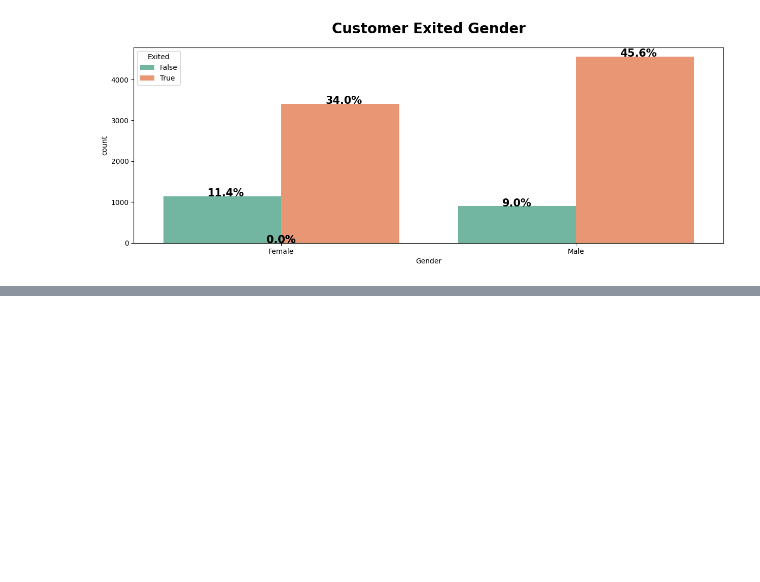
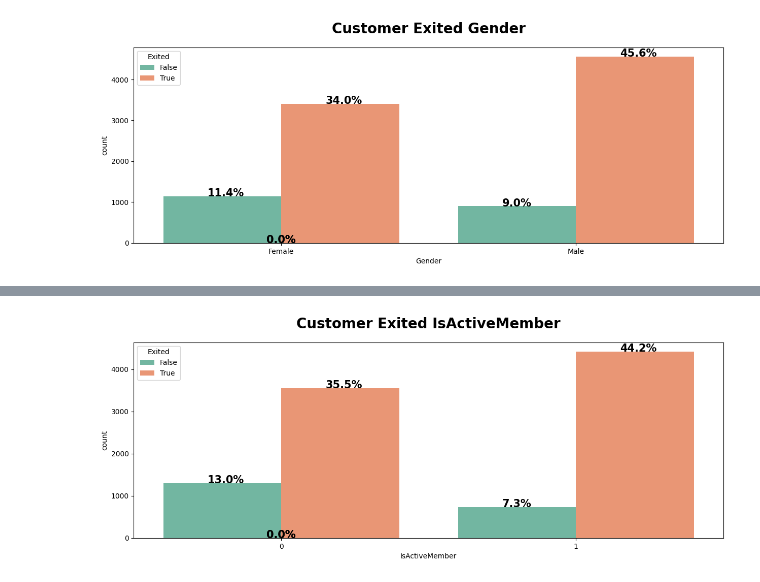
Before and after one commit to Farazmghm/Portfolio, a Jupyter notebook: bank_churn_analysis_and_Prediction.ipynb, the cells around one changed output, grey strips where cells are left out. Saved outputs shown, nothing was run; the diff lists cells and outputs as text; code cells hidden in the pictures; blank space fills up the shorter version.

```diff
--- a/bank_churn_analysis_and_Prediction.ipynb
+++ b/bank_churn_analysis_and_Prediction.ipynb
@@ -202,0 +215,4 @@ countplot("Gender")
+# %%
+countplot("IsActiveMember")
+# %% [output]
+[figure, added]
```
Also changed, not shown: parts of 3 cells of this notebook.
